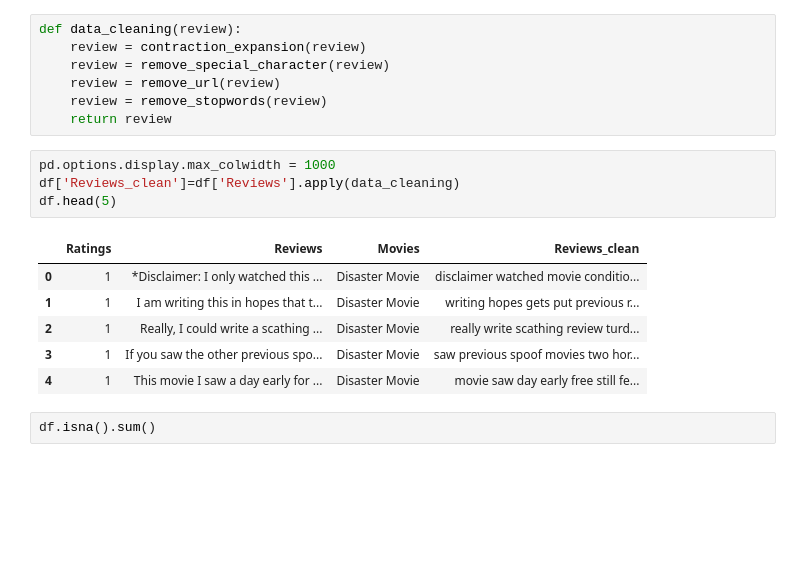
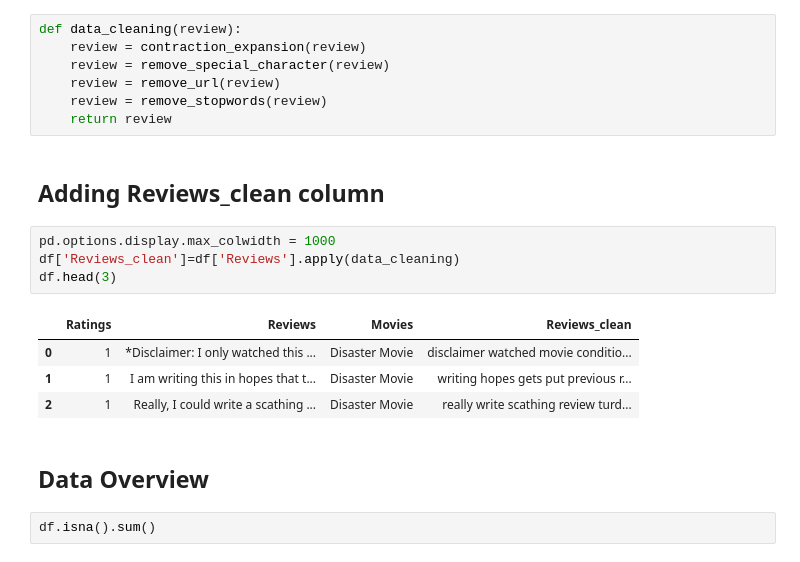
Before and after one commit to stngan/sentiment-python, a Jupyter notebook: sentiment.ipynb, the cells around one changed output. Saved outputs shown, nothing was run; the diff lists cells and outputs as text; blank space fills up the shorter version.

```diff
--- a/sentiment.ipynb
+++ b/sentiment.ipynb
@@ -93,17 +101,19 @@ def data_cleaning(review):
     review = remove_url(review)
     review = remove_stopwords(review)
     return review
+# %% [markdown]
+## **Adding Reviews_clean column**
 # %%
 pd.options.display.max_colwidth = 1000
 df['Reviews_clean']=df['Reviews'].apply(data_cleaning)
-df.head(5)
+df.head(3)
 # %% [output]
 |  | Ratings | Reviews | Movies | Reviews_clean |
 | 0 | 1 | *Disclaimer: I only watched this ... | Disaster Movie | disclaimer watched movie conditio... |
 | 1 | 1 | I am writing this in hopes that t... | Disaster Movie | writing hopes gets put previous r... |
 | 2 | 1 | Really, I could write a scathing ... | Disaster Movie | really write scathing review turd... |
-| 3 | 1 | If you saw the other previous spo... | Disaster Movie | saw previous spoof movies two hor... |
-| 4 | 1 | This movie I saw a day early for ... | Disaster Movie | movie saw day early free still fe... |
+# %% [markdown]
+## **Data Overview**
 # %%
 df.isna().sum()
 # %% [output]
```
Also changed, not shown: parts of 7 cells of this notebook.
